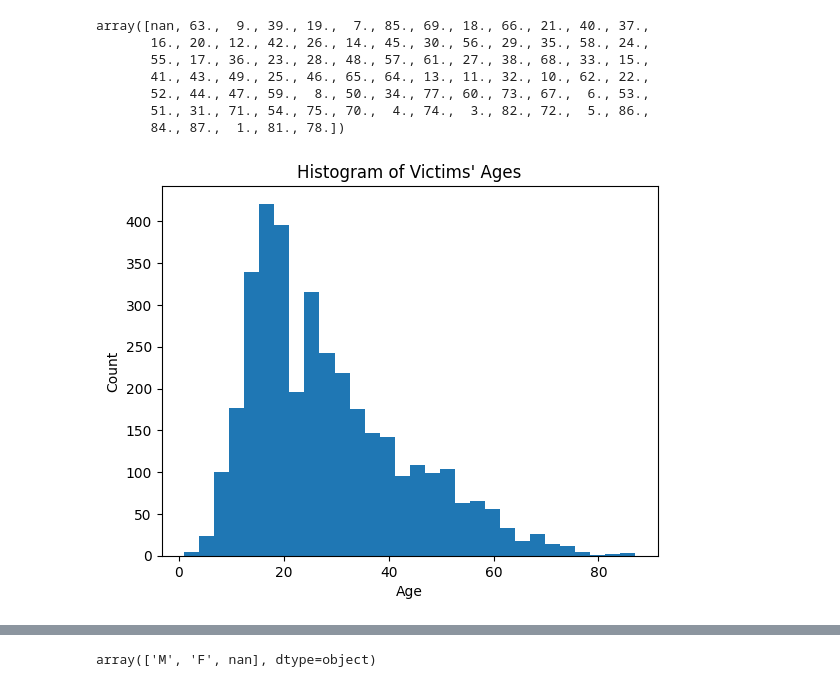
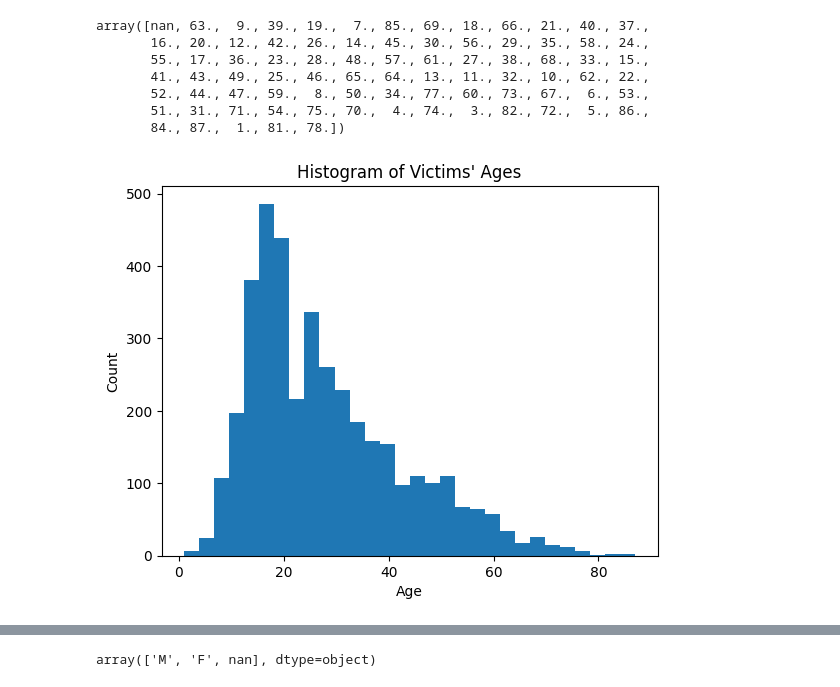
Before and after one commit to annieedmonds/wrangling_assignment, a Jupyter notebook: assignment.ipynb, the cells around one changed output, grey strips where cells are left out. Drawn from its saved outputs; the diff is of its cells as text; code cells hidden in the pictures.

```diff
--- a/assignment.ipynb
+++ b/assignment.ipynb
@@ -274,3 +365,6 @@ df['Year'] = df['Year'].replace('.', '')
 # %%
-#change to numeric
-df['Year'] = pd.to_numeric(df['Year'], errors='coerce')
+#Change to numeric
+df_sharks['Year'] = pd.to_numeric(df_sharks['Year'], errors='coerce')
+# %%
+#Change the zero values to Nan
+df_sharks['Year'] = df_sharks['Year'].replace([0,0.0], np.nan)
@@ -292,6 +451,9 @@ NameError: name 'df' is not defined
 # %%
-df['Age'] = pd.to_numeric(df['Age'], errors='coerce')
-df['Age'].unique()
+#Clean the age variable
+
+#Change variable to numeric
+df_sharks['Age'] = pd.to_numeric(df_sharks['Age'], errors='coerce')
+df_sharks['Age'].unique()
 # %% [output]
 array([nan, 63.,  9., 39., 19.,  7., 85., 69., 18., 66., 21., 40., 37.,
        16., 20., 12., 42., 26., 14., 45., 30., 56., 29., 35., 58., 24.,
@@ -300,11 +462,15 @@ array([nan, 63.,  9., 39., 19.,  7., 85., 69., 18., 66., 21., 40., 37.,
        52., 44., 47., 59.,  8., 50., 34., 77., 60., 73., 67.,  6., 53.,
        51., 31., 71., 54., 75., 70.,  4., 74.,  3., 82., 72.,  5., 86.,
        84., 87.,  1., 81., 78.])
+# %%
+#Replace the period with a blank space
+df_sharks['Age'] = df_sharks['Age'].replace('.', '')
 # %%
-plt.hist(df['Age'].dropna(), bins=30)
+#Make a histogram of the ages of the victims
+plt.hist(df_sharks['Age'].dropna(), bins=30)
 plt.title('Histogram of Victims\' Ages')
 plt.xlabel('Age')
 plt.ylabel('Count')
 plt.show()
 # %% [output]
-[figure, old version]
+[figure, new version]
```
Also changed, not shown: parts of 68 cells of this notebook.
